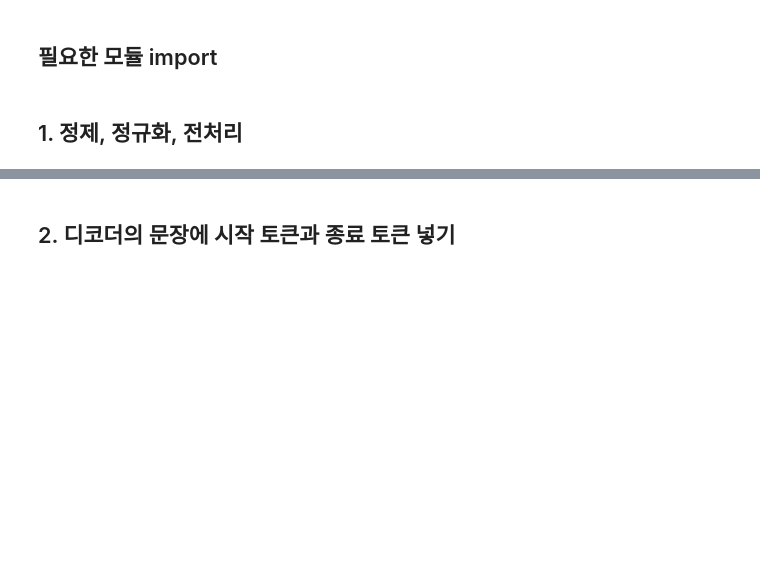
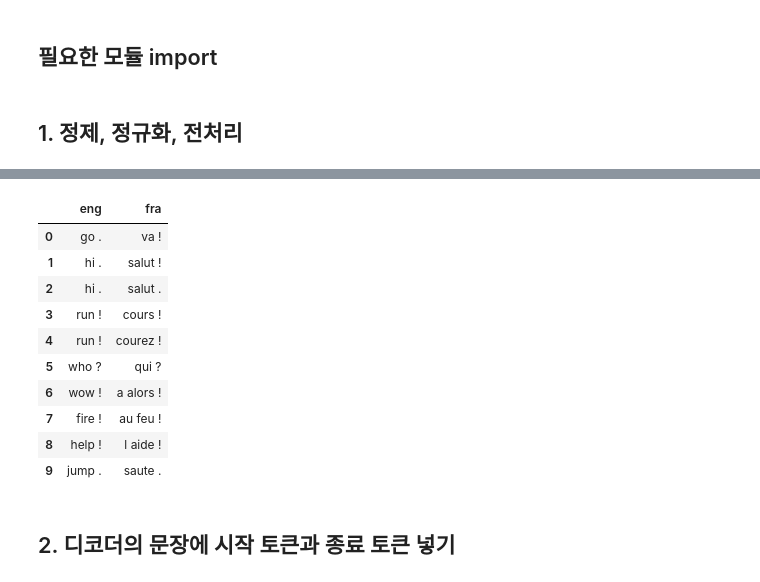
Before and after one commit to jonggu/aiffel, a Jupyter notebook: (2020-09-22) E15-10. 프로젝트 - 단어 레벨 번역기.ipynb, the cells around one changed output, grey strips where cells are left out. Drawn from its saved outputs; the diff is of its cells as text; code cells hidden in the pictures; blank space fills up the shorter version.

```diff
--- a/(2020-09-22) E15-10. 프로젝트 - 단어 레벨 번역기.ipynb
+++ b/(2020-09-22) E15-10. 프로젝트 - 단어 레벨 번역기.ipynb
@@ -28,15 +44,33 @@ lines.head(10)
 # %%
 # 전처리 1: 구두점을 단어와 분리 (. / , / ! / ?)
 # 전처리 2: 소문자로 변환
 for idx, val in enumerate(lines['eng']):
     lines['eng'][idx] = val.lower()
-    lines['eng'][idx] = lines['eng'][idx].replace('.', ' .').replace('?', ' ?').replace('!', ' !').replace(',', ' ,')
+    # lines['eng'][idx] = lines['eng'][idx].replace('.', ' .').replace('?', ' ?').replace('!', ' !').replace(',', ' ,')
+    lines['eng'][idx] = re.sub(r"([?.!,¿])", r" \1 ", lines['eng'][idx])
+    lines['eng'][idx] = re.sub(r"[^a-zA-Z!.?]+", r" ", lines['eng'][idx])
+    lines['eng'][idx] = re.sub(r"\s+", r" ", lines['eng'][idx])
 
 for idx, val in enumerate(lines['fra']):
     lines['fra'][idx] = val.lower()
-    lines['fra'][idx] = lines['fra'][idx].replace('.', ' .').replace('?', ' ?').replace('!', ' !').replace(',', ' ,')
+    # lines['fra'][idx] = lines['fra'][idx].replace('.', ' .').replace('?', ' ?').replace('!', ' !').replace(',', ' ,')
+    lines['fra'][idx] = re.sub(r"([?.!,¿])", r" \1 ", lines['fra'][idx])
+    lines['fra'][idx] = re.sub(r"[^a-zA-Z!.?]+", r" ", lines['fra'][idx])
+    lines['fra'][idx] = re.sub(r"\s+", r" ", lines['fra'][idx])
 
 lines.head(10)
+# %% [output]
+|  | eng | fra |
+| 0 | go . | va ! |
+| 1 | hi . | salut ! |
+| 2 | hi . | salut . |
+| 3 | run ! | cours ! |
+| 4 | run ! | courez ! |
+| 5 | who ? | qui ? |
+| 6 | wow ! | a alors ! |
+| 7 | fire ! | au feu ! |
+| 8 | help ! | l aide ! |
+| 9 | jump . | saute . |
 # %% [markdown]
 ## 2. 디코더의 문장에 시작 토큰과 종료 토큰 넣기
 # %%
```
Also changed, not shown: parts of 25 cells of this notebook.
